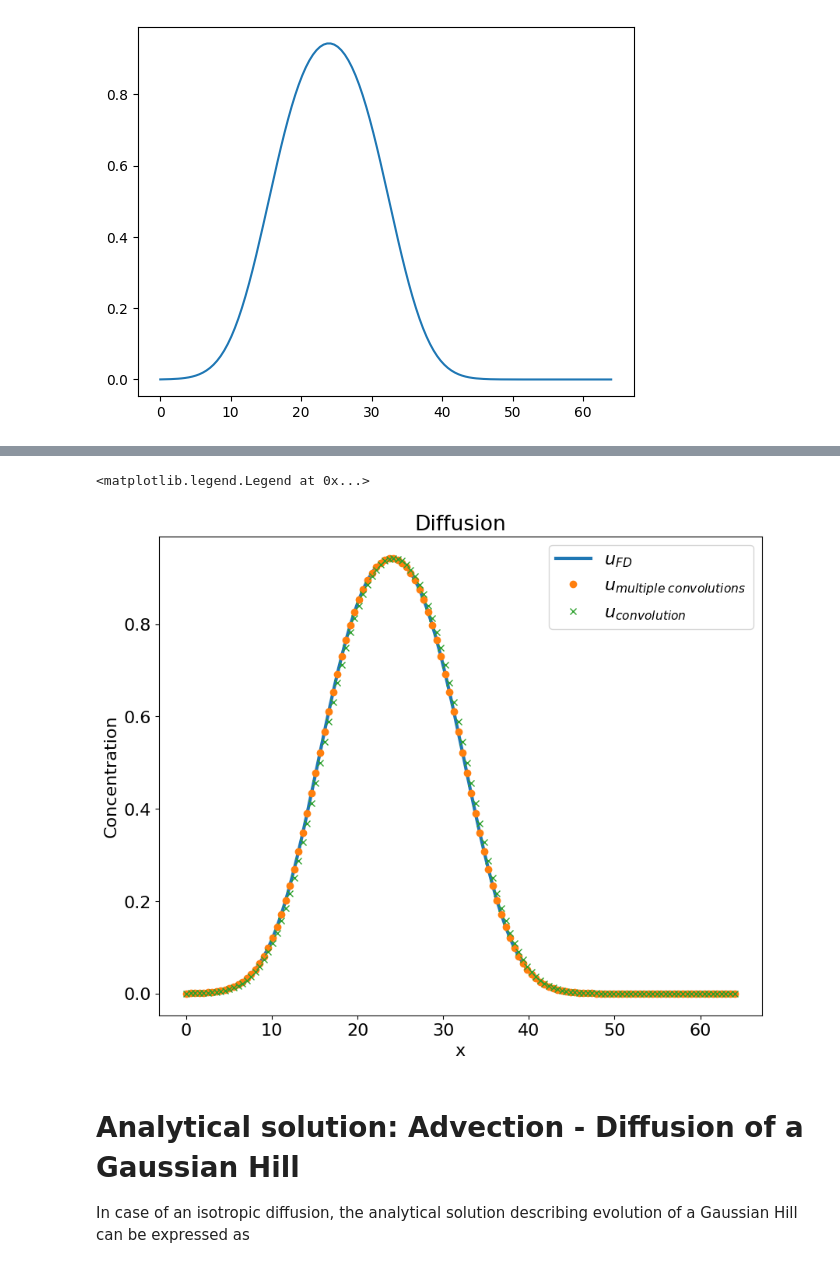
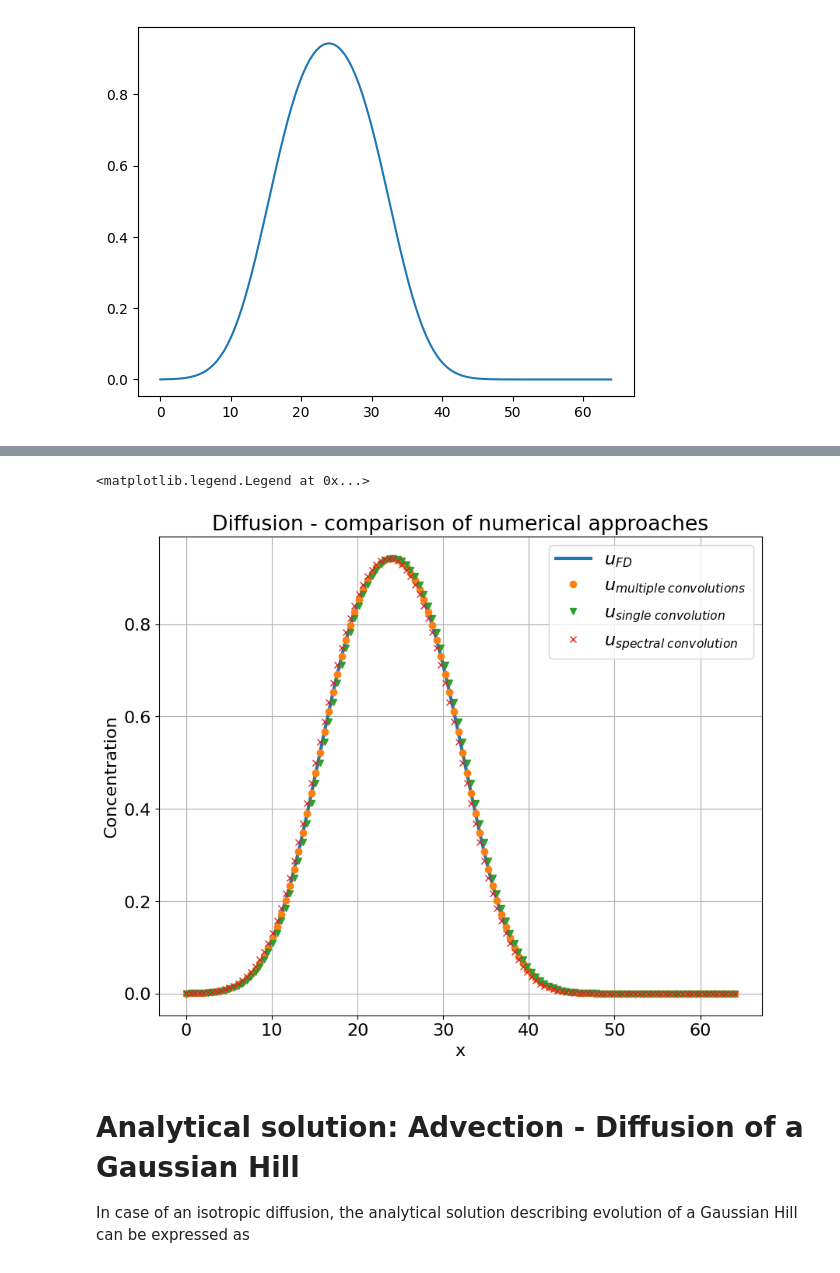
Before and after one commit to ggruszczynski/CFDPython, a Jupyter notebook: lab40_diffusion_and_laplace_eq/part1_diffusion_and_convolution_SOLUTION.ipynb, the cells around one changed output, grey strips where cells are left out. Drawn from its saved outputs; the diff is of its cells as text; code cells hidden in the pictures.

```diff
--- a/lab40_diffusion_and_laplace_eq/part1_diffusion_and_convolution_SOLUTION.ipynb
+++ b/lab40_diffusion_and_laplace_eq/part1_diffusion_and_convolution_SOLUTION.ipynb
@@ -60,7 +65,7 @@ nu = 5                  # the value of viscosity
 sigma = .2              # sigma is a parameter, we'll learn more about it later
 dt = sigma * dx**2 / nu # dt is defined using sigma ... more later!
 
-u_IC = 0*np.ones(nx)                 # numpy function ones()
+u_IC = np.zeros(nx)                 # numpy function ones()
 u_IC[int((nx-1)/4):int(nx/2 + 1)] = 1 # setting u = 2 between 0.5 and 1 as per our I.C.s
 
 plt.plot(xspace, u_IC)
@@ -194,0 +205,12 @@ plt.plot(xspace, u_single_conv)
+# %%
+def spectral_convolution(IC,kernel):
+    kernel_hat = fft(kernel)
+    IC_hat = fft(IC)
+    sol_hat = np.multiply(IC_hat, kernel_hat)
+    sol = ifft(sol_hat)
+    # why to we need to fftshift(sol)?!
+    sol = fftshift(sol) # Shift the zero-frequency component to the center of the spectrum.
+    return np.real(sol)
+
+u_spect_conv = spectral_convolution(u_IC,fundamental_solution)
+plt.plot(xspace, u_spect_conv,  marker='x', label=r'$u_{convolution}$')
@@ -195,19 +220,21 @@ plt.plot(xspace, u_single_conv)
 # %%
-# Now plot the solutions obtained using 3 different approaches on the same plot
+# Now plot the solutions obtained using 4 different approaches on the same plot
 
 plt.rcParams.update({'font.size': 16})
 figure, axis = plt.subplots(1, 1, figsize=(10, 8))
 plt.subplots_adjust(hspace=1)
-axis.set_title('Diffusion')
+plt.grid()
+axis.set_title('Diffusion - comparison of numerical approaches')
 axis.plot(xspace, u_FD, label=r'$u_{FD}$', linewidth="3")
 axis.plot(xspace, u_iter_conv, label=r'$u_{multiple \; convolutions}$',  marker='o', linestyle="", markevery=1)
-axis.plot(xspace, u_single_conv, label=r'$u_{convolution}$', marker='x', linestyle="", markevery=1)
+axis.plot(xspace, u_single_conv, label=r'$u_{single \; convolution}$', marker='v', linestyle="", markevery=1)
+axis.plot(xspace, u_spect_conv, label=r'$u_{spectral \; convolution}$', marker='x', linestyle="", markevery=1)
 axis.set_xlabel('x')
 axis.set_ylabel('Concentration')
 axis.legend(loc="upper right")
 # %% [output]
 <matplotlib.legend.Legend at 0x...>
-[figure, old version]
+[figure, new version]
 # %% [markdown]
 # Analytical solution: Advection - Diffusion of a Gaussian Hill
 
```
Also changed, not shown: parts of 10 cells of this notebook.
